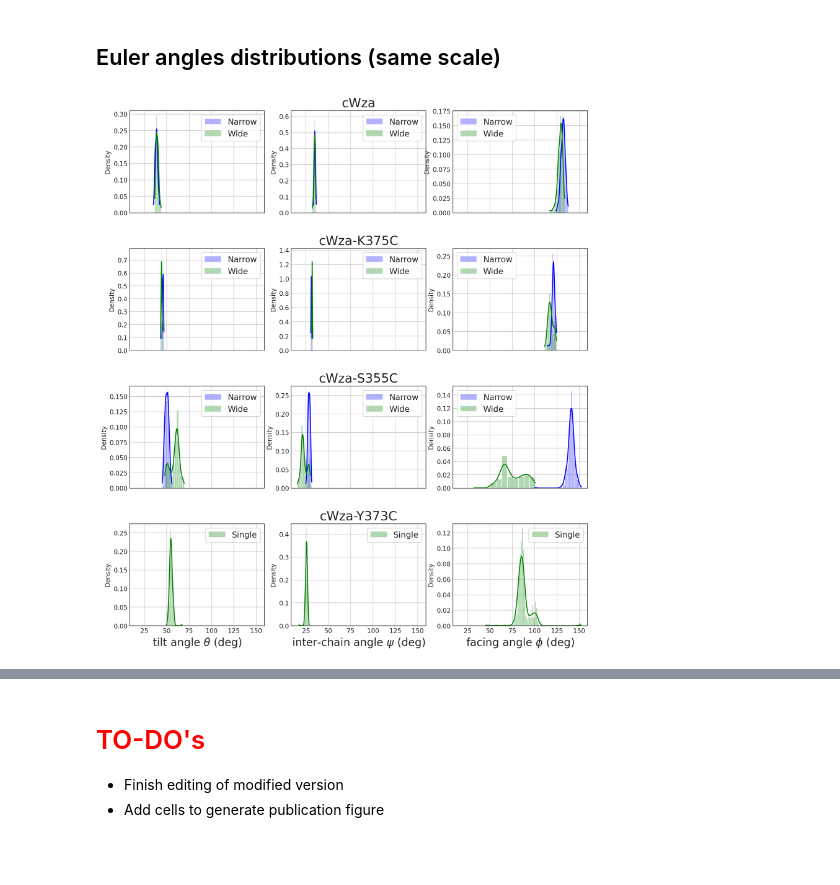
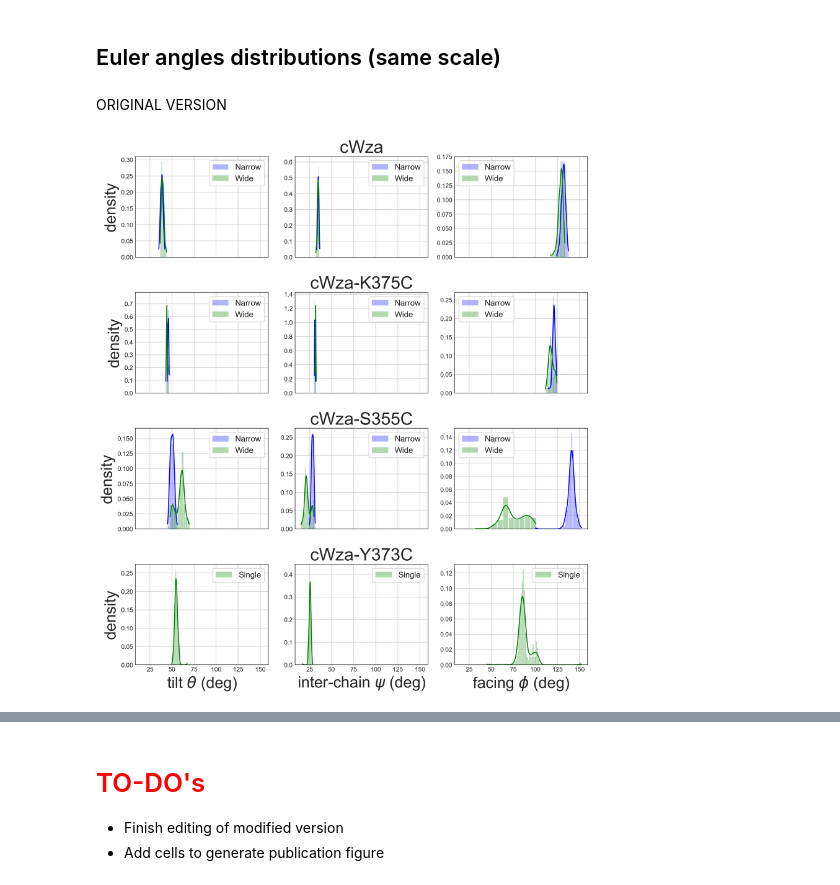
Before and after one commit to broncio123/phd-notebooks, a Jupyter notebook: Analyses/figures_nbs/figures_docking_euler_angles.ipynb, the cells around one changed output, grey strips where cells are left out. Drawn from its saved outputs; the diff is of its cells as text; code cells hidden in the pictures; blank space fills up the shorter version.

Commit message:
tweaked labels for same-x-scale plots

```diff
--- a/Analyses/figures_nbs/figures_docking_euler_angles.ipynb
+++ b/Analyses/figures_nbs/figures_docking_euler_angles.ipynb
@@ -255,5 +255,7 @@ plt.show()
 # %% [markdown]
 ## Euler angles distributions (same scale)
+# %% [markdown]
+ORIGINAL VERSION
 # %%
 import seaborn as sns
 sns.set_style('white')
@@ -262,9 +264,9 @@ n_mutants = len(mutant_names)
 f_hist, ax = plt.subplots(n_mutants,3,figsize=(13,15),sharex=True,dpi=200)
 
 xlabels = [
-    "tilt angle $\\theta$ (deg)",
-    "inter-chain angle $\\psi$ (deg)",
-    "facing angle $\\phi$ (deg)"
+    "tilt $\\theta$ (deg)",
+    "inter-chain $\\psi$ (deg)",
+    "facing $\\phi$ (deg)"
 ]
 
 Colors = {
@@ -303,33 +305,37 @@ for i in range(len(mutant_names)):
 
         # plot histograms according to conformation
         color = Colors[mutant][conformation]
         mylabel = conformation
         alpha = 0.3 # transparency
         sns.histplot(Theta,color=color,kde=True,stat='density',ax=ax[i,0],label=mylabel,alpha=alpha)
         sns.histplot(Psi,color=color,kde=True,stat='density',ax=ax[i,1],label=mylabel,alpha=alpha)
         sns.histplot(Phi,color=color,kde=True,stat='density',ax=ax[i,2],label=mylabel,alpha=alpha)
 
         # customise plot
         ax[i,0].tick_params(axis='both',direction='in')
         ax[i,1].tick_params(axis='both',direction='in')
         ax[i,2].tick_params(axis='both',direction='in')
 
         ax[i,0].grid(True)
         ax[i,1].grid(True)
         ax[i,2].grid(True)
 
     # customise plot
-    ax[i,1].set_title(mutant,fontsize=20)
+    ax[i,1].set_title(mutant,fontsize=28)
     ax[i,0].legend(loc='best',fontsize=13)
     ax[i,1].legend(loc='best',fontsize=13)
     ax[i,2].legend(loc='best',fontsize=13)
+    ax[i,0].set_ylabel("density",fontsize=25)
+    ax[i,1].set_ylabel("",fontsize=25)
+    ax[i,2].set_ylabel("",fontsize=25)
 
 # customise bottom labels
 for i in range(3):
-    ax[-1,i].set_xlabel(xlabels[i],fontsize=17)
+    ax[-1,i].set_xlabel(xlabels[i],fontsize=25)
 
 f_hist.subplots_adjust(hspace=0.35)
+plt.grid(True)
 # plt.tight_layout()
 plt.show()
 # %% [output]
-[figure, old version]
+[figure, new version]
```
Also changed, not shown: parts of 4 cells of this notebook.
